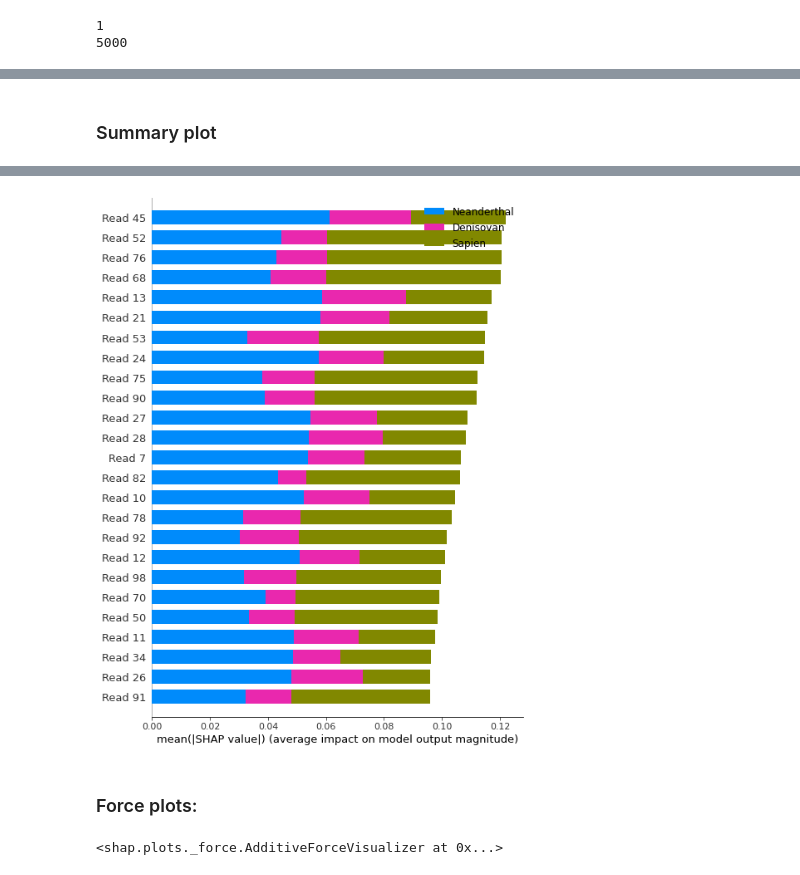
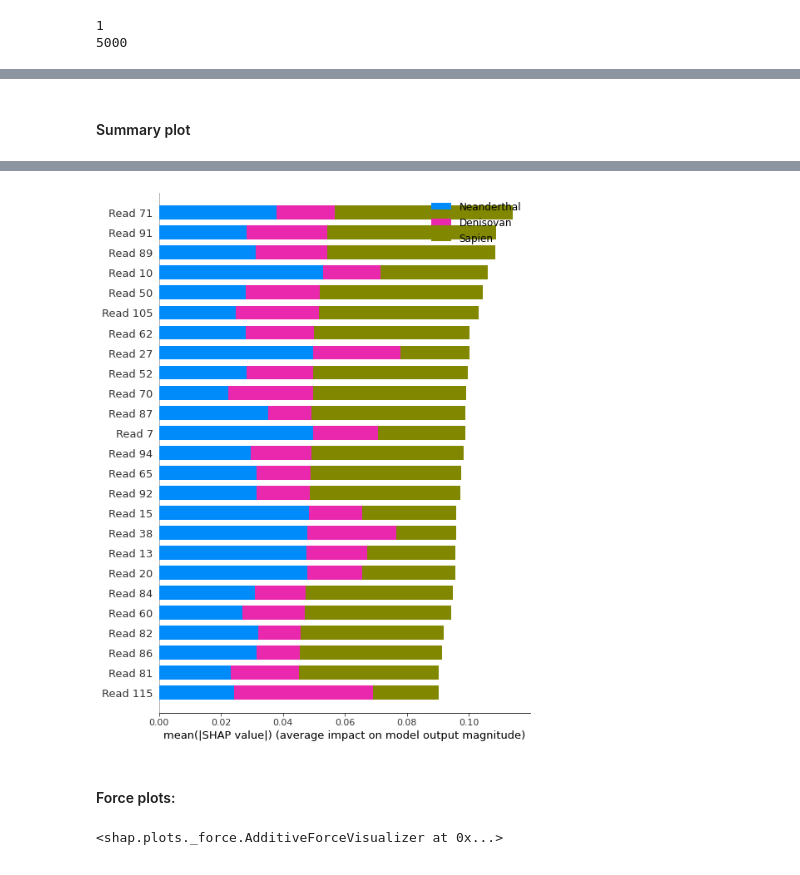
Before and after one commit to Amitbergman/ExplaibableAncientDNAAnalysisTool, a Jupyter notebook: Demo.ipynb, the cells around one changed output, grey strips where cells are left out. Saved outputs shown, nothing was run; the diff lists cells and outputs as text; code cells hidden in the pictures.

```diff
--- a/Demo.ipynb
+++ b/Demo.ipynb
@@ -40,5 +41,5 @@ neanderthal_indexes = [i for i in all_indexes if i<number_of_neanderthals]
 sapienses_indexes = [i for i in all_indexes if i>= number_of_neanderthals and i < number_of_sapienses + number_of_neanderthals]
 denisovans_indexes = [i for i in all_indexes if i>= number_of_sapienses + number_of_neanderthals]
 
-simulated_reads = neanderthals_500_generated[:number_of_neanderthals] + sapiens_500_generated[300:300+number_of_sapienses] + denisovan_500_samples[:number_of_denisovans]
+dataset_1 = neanderthals_500_generated[:number_of_neanderthals] + sapiens_500_generated[:number_of_sapienses] + denisovan_500_samples[:number_of_denisovans]
 # %% [markdown]
@@ -71,5 +72,5 @@ denisovan_reference_file_names = [
 # %%
-likeli_calculator = ExplainableMaximumLikelihoodCalculator(simulated_reads,
+maximum_likelihood_calculator_d_1 = ExplainableMaximumLikelihoodCalculator(dataset_1,
                                                 ref_neanderthal_file_names=neanderthals_reference_file_names,
                                                 ref_sapien_file_names=sapiens_reference_file_names,
                                                 ref_denisovan_file_names=denisovan_reference_file_names,
@@ -137,5 +185,5 @@ These are reads that are probably Sapien:
 # %%
-shaps = likeli_calculator.calculate_shap_values(5000)
+shaps = maximum_likelihood_calculator_d_1.calculate_shap_values(5000)
 # %% [output]
 1
 1
@@ -163,20 +207,20 @@ Homo Sapiens
 Neanderthals:
 ... (5 outputs left out)
 # %% [markdown]
-### Summary plot
+#### Summary plot
 # %%
-sample = np.ones((1,likeli_calculator.number_of_reads))
+sample = np.ones((1,maximum_likelihood_calculator_d_1.number_of_reads))
 shap.initjs()
 shap.summary_plot(shap_values=shaps,
                 features=sample,
                 plot_type="bar",
                 class_names = ["Sapien", "Neanderthal", "Denisovan"],
-                feature_names = ["Read " + str(i) for i in range(likeli_calculator.number_of_reads)],
+                feature_names = ["Read " + str(i) for i in range(maximum_likelihood_calculator_d_1.number_of_reads)],
                 max_display=25,
                 )
 # %% [output]
 [interactive output not drawn]
-[figure, old version]
+[figure, new version]
 # %% [markdown]
-### Force plots:
+#### Force plots:
 # %%
```
Also changed, not shown: parts of 47 cells of this notebook.
